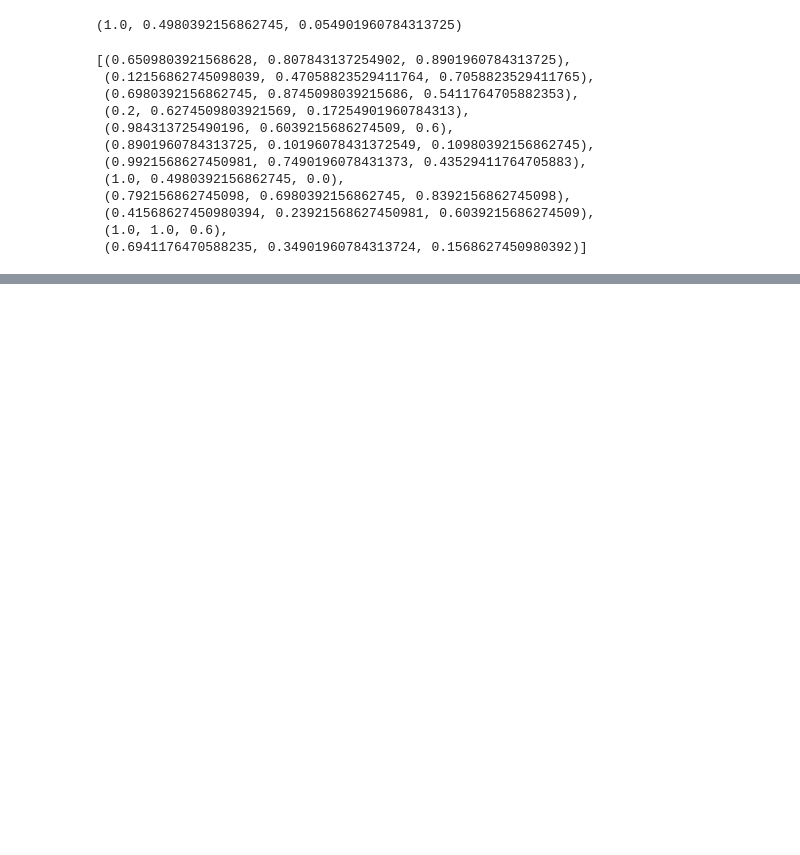
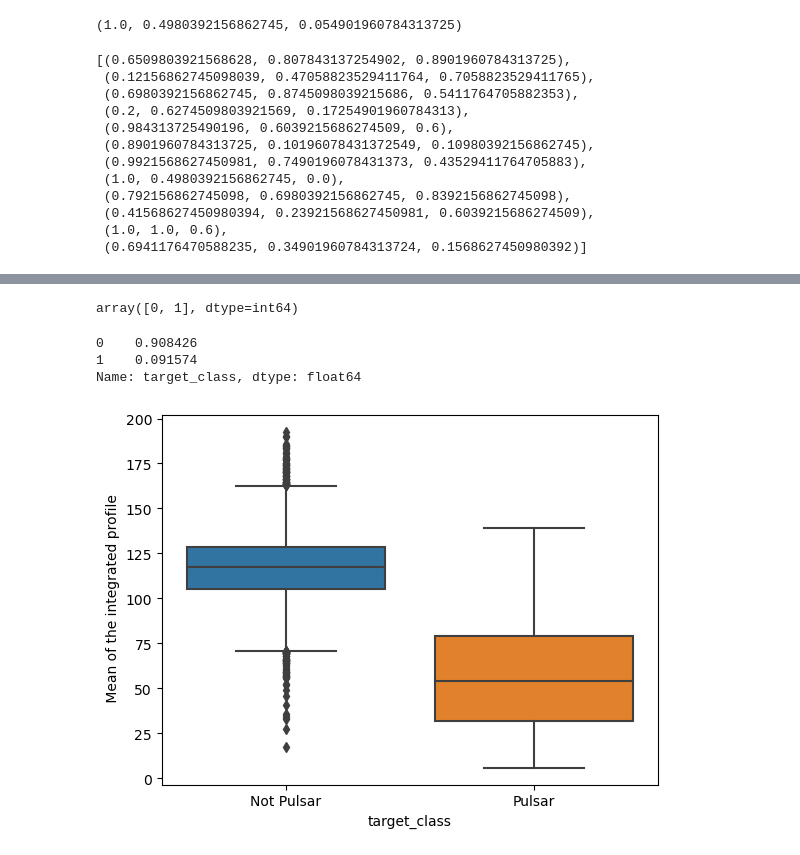
Before and after one commit to born9608/temp_streamlit, a Jupyter notebook: stl/edafile_test.ipynb, the cells around one changed output, grey strips where cells are left out. Cells and saved outputs as stored; diff of their text form; code cells hidden in the pictures; blank space fills up the shorter version.

Commit message:
Add EDA Tab of Star

```diff
--- a/stl/edafile_test.ipynb
+++ b/stl/edafile_test.ipynb
@@ -65,0 +57,2 @@ TypeError: The x variable is categorical, but one of ['numeric', 'datetime'] is
+# %%
+df_star = pd.read_csv('../data/star.csv')
@@ -65,0 +87,20 @@ TypeError: The x variable is categorical, but one of ['numeric', 'datetime'] is
+# %%
+df_star['target_class'].unique()
+# %% [output]
+array([0, 1], dtype=int64)
+# %%
+df_star['target_class'].value_counts(normalize=True)
+# %% [output]
+0    0.908426
+1    0.091574
+Name: target_class, dtype: float64
+# %%
+# 독립 변수 목록
+features = df_star.columns.to_list()
+
+plt.figure()
+box_plot = sns.boxplot(x='target_class', y=' Mean of the integrated profile', data=df_star)
+box_plot.set_xticklabels(['Not Pulsar', 'Pulsar'])
+plt.show()
+# %% [output]
+[figure, added]
```
Also changed, not shown: parts of 3 cells of this notebook, 1 other file.
